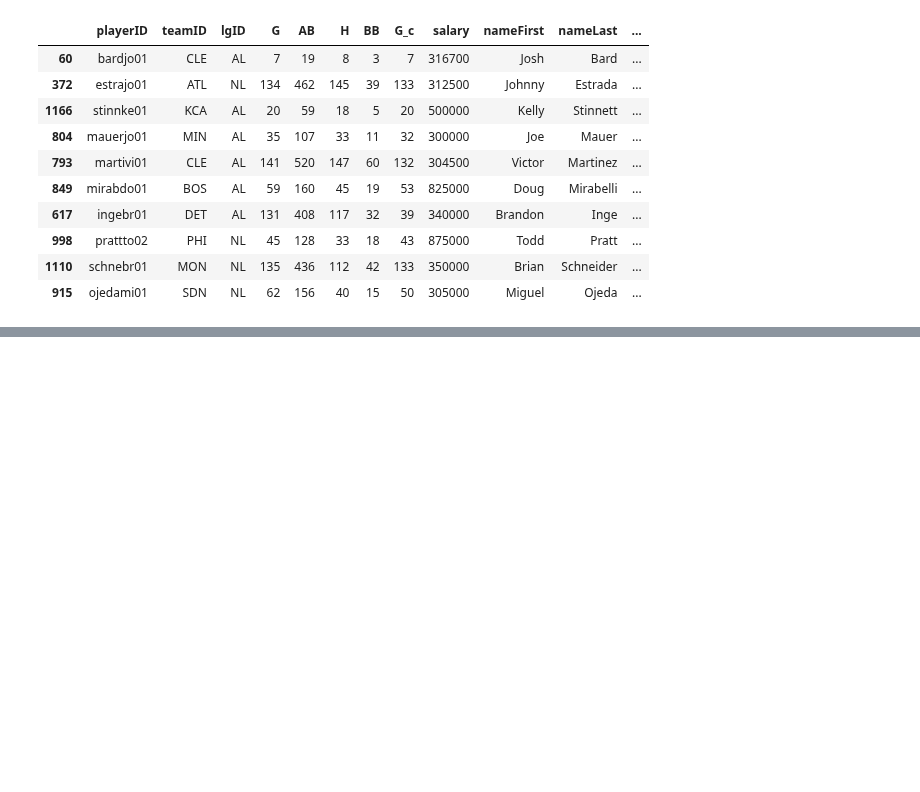
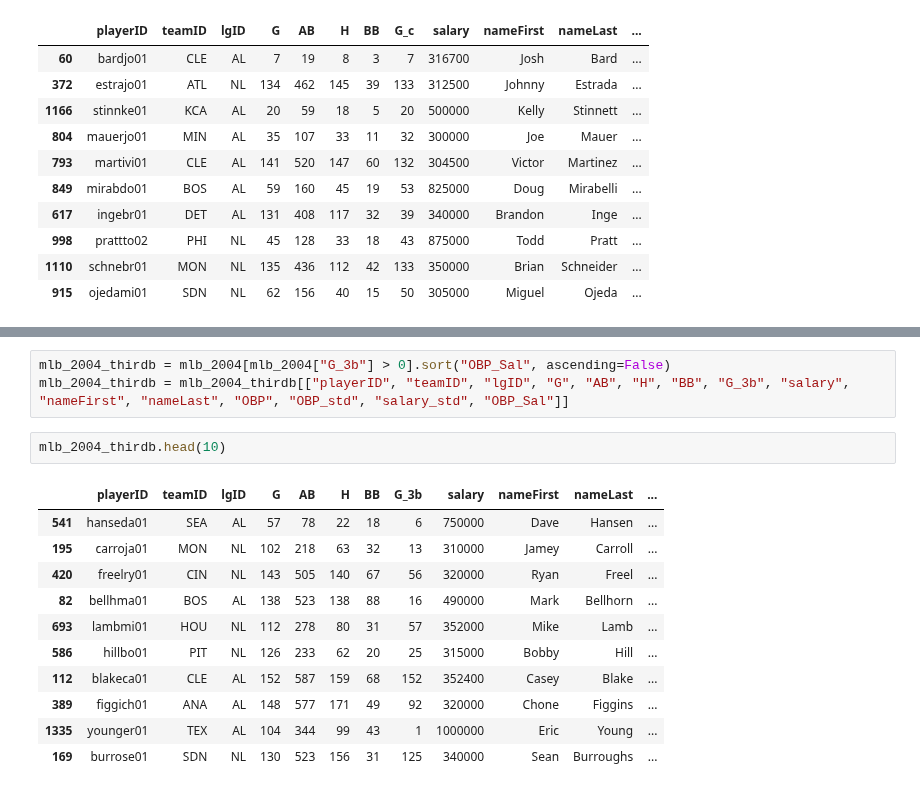
Before and after one commit to tiy-gvl-python-2015-09/moneyball, a Jupyter notebook: moneyball.ipynb, the cells around one changed output, grey strips where cells are left out. Saved outputs shown, nothing was run; the diff lists cells and outputs as text; blank space fills up the shorter version.

```diff
--- a/moneyball.ipynb
+++ b/moneyball.ipynb
@@ -127,0 +195,17 @@ At catcher, I'm going to take Johnny Estrada of the Braves, with an OBP of .378,
+# %%
+mlb_2004_thirdb = mlb_2004[mlb_2004["G_3b"] > 0].sort("OBP_Sal", ascending=False)
+mlb_2004_thirdb = mlb_2004_thirdb[["playerID", "teamID", "lgID", "G", "AB", "H", "BB", "G_3b", "salary", "nameFirst", "nameLast", "OBP", "OBP_std", "salary_std", "OBP_Sal"]]
+# %%
+mlb_2004_thirdb.head(10)
+# %% [output]
+|  | playerID | teamID | lgID | G | AB | H | BB | G_3b | salary | nameFirst | nameLast | ... |
+| 541 | hanseda01 | SEA | AL | 57 | 78 | 22 | 18 | 6 | 750000 | Dave | Hansen | ... |
+| 195 | carroja01 | MON | NL | 102 | 218 | 63 | 32 | 13 | 310000 | Jamey | Carroll | ... |
+| 420 | freelry01 | CIN | NL | 143 | 505 | 140 | 67 | 56 | 320000 | Ryan | Freel | ... |
+| 82 | bellhma01 | BOS | AL | 138 | 523 | 138 | 88 | 16 | 490000 | Mark | Bellhorn | ... |
+| 693 | lambmi01 | HOU | NL | 112 | 278 | 80 | 31 | 57 | 352000 | Mike | Lamb | ... |
+| 586 | hillbo01 | PIT | NL | 126 | 233 | 62 | 20 | 25 | 315000 | Bobby | Hill | ... |
+| 112 | blakeca01 | CLE | AL | 152 | 587 | 159 | 68 | 152 | 352400 | Casey | Blake | ... |
+| 389 | figgich01 | ANA | AL | 148 | 577 | 171 | 49 | 92 | 320000 | Chone | Figgins | ... |
+| 1335 | younger01 | TEX | AL | 104 | 344 | 99 | 43 | 1 | 1000000 | Eric | Young | ... |
+| 169 | burrose01 | SDN | NL | 130 | 523 | 156 | 31 | 125 | 340000 | Sean | Burroughs | ... |
```
Also changed, not shown: parts of 24 cells of this notebook.
